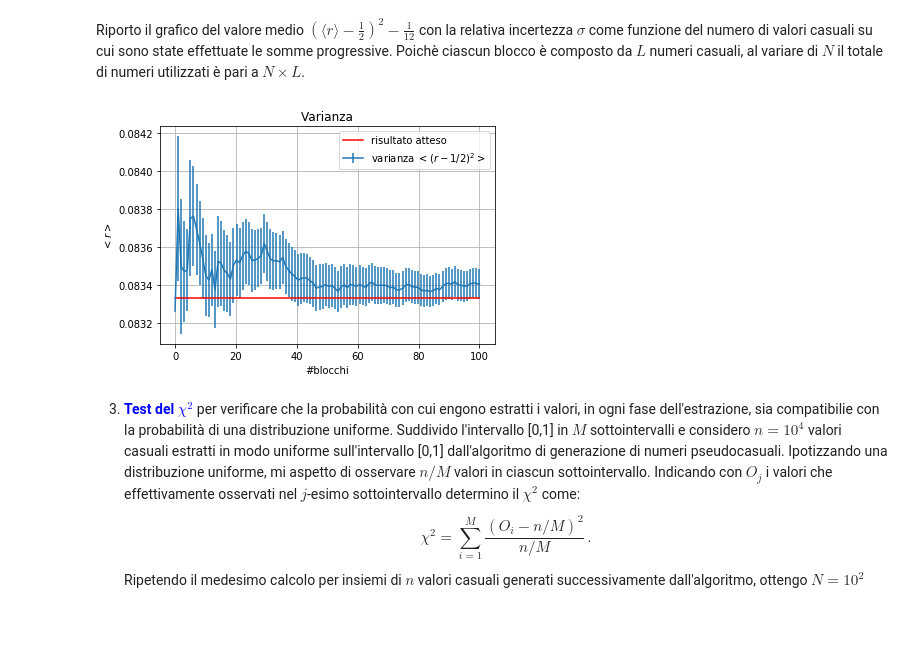
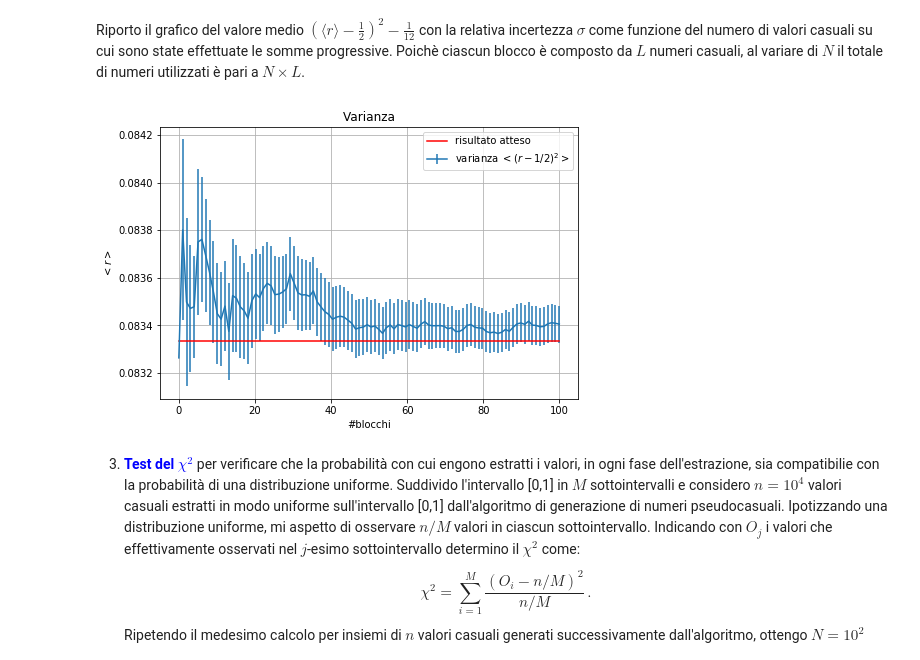
Before and after one commit to danidimic/NSL-exercise, a Jupyter notebook: LSN_Exercise_01/LSN_Exercise_01.ipynb, the cells around one changed output. Drawn from its saved outputs; the diff is of its cells as text; code cells hidden in the pictures; blank space fills up the shorter version.

```diff
--- a/LSN_Exercise_01/LSN_Exercise_01.ipynb
+++ b/LSN_Exercise_01/LSN_Exercise_01.ipynb
@@ -56,22 +58,24 @@ Posso quindi stimare l'incertezza statistica relativa al valore medio determinat
 # %% [markdown]
 Riporto il grafico del valore medio $\left( \langle r\rangle - \frac{1}{2} \right)^2 - \frac{1}{12}$ con la relativa incertezza $\sigma$ come funzione del numero di valori casuali su cui sono state effettuate le somme progressive. Poichè ciascun blocco è composto da $L$ numeri casuali, al variare di $N$ il totale di numeri utilizzati è pari a $N \times L$.
 # %%
+plt.figure(figsize=(7.5, 5))
+
 #importo i risultati della varianza
 var, err = np.loadtxt('./Files/var.out', delimiter = '  ', unpack = 'True')
 
 N = 100
 x = np.linspace(0,N,N)
 y = 1/12*x**0   #valore atteso
 
 plt.errorbar(x, var, yerr=err, label='varianza $<(r-1/2)^2>$') #grafico simulazione
 plt.plot(x,y, color='red', label='risultato atteso') #grafico risultato atteso
 plt.title('Varianza')
 plt.xlabel('#blocchi')
 plt.ylabel('$<r>$')
 plt.legend()
 plt.grid(True)
 # %% [output]
-[figure, old version]
+[figure, new version]
 # %% [markdown]
 3. **<span style='color:blue'> Test del  $\chi^2$ </span>** per verificare che la probabilità con cui engono estratti i valori, in ogni fase dell'estrazione, sia compatibilie con la probabilità di una distribuzione uniforme. Suddivido l'intervallo [0,1] in $M$ sottointervalli e considero $n=10^4$ valori casuali estratti in modo uniforme sull'intervallo [0,1] dall'algoritmo di generazione di numeri pseudocasuali. Ipotizzando una distribuzione uniforme, mi aspetto di osservare $n/M$ valori in ciascun sottointervallo. Indicando con $O_j$ i valori che effettivamente osservati nel $j$-esimo sottointervallo determino il $\chi^2$ come:
 $$\chi^2 = \sum_{i=1}^M \frac{\left( O_i - n/M \right)^2}{n/M} \,.$$ Ripetendo il medesimo calcolo per insiemi di $n$ valori casuali generati successivamente dall'algoritmo, ottengo $N=10^2$ stime del $\chi^2$.
```
Also changed, not shown: parts of 3 cells of this notebook, 8 other files.
